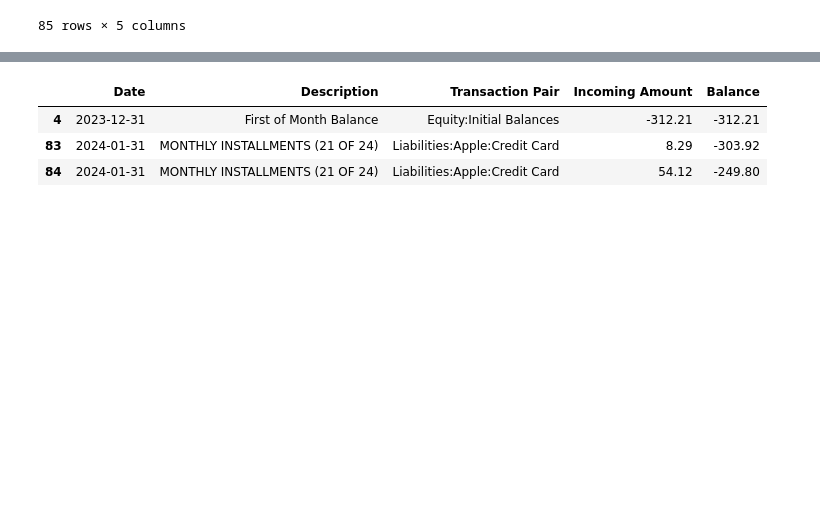
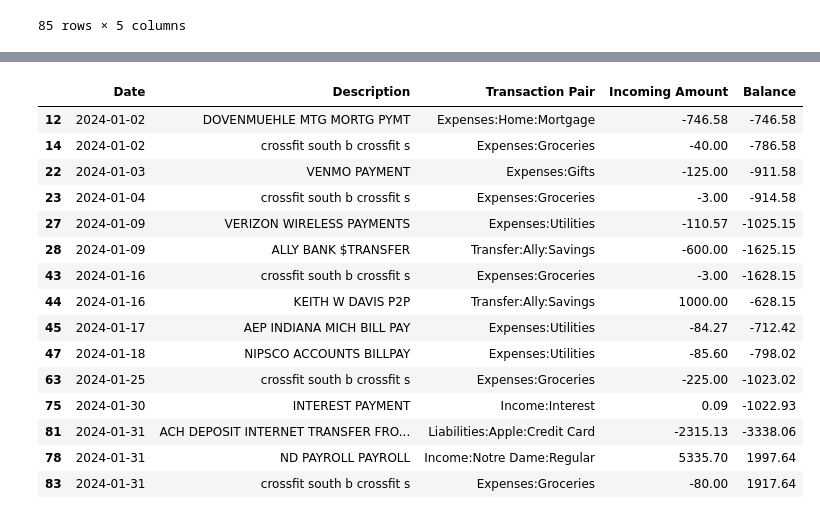
Before and after one commit to KeithDavis067/csvb, a Jupyter notebook: pd_rules.ipynb, the cells around one changed output, grey strips where cells are left out. Drawn from its saved outputs; the diff is of its cells as text; code cells hidden in the pictures; blank space fills up the shorter version.

```diff
--- a/pd_rules.ipynb
+++ b/pd_rules.ipynb
@@ -314,8 +314,9 @@ bal_decl = pd.read_csv(pathlib.Path(config["paths"]["bank"]) / "balances.csv",
 #bal_decl["From"] = ""
 #bal["Amount"] = bal["Amount"].apply(strip_currency).astype(float)
 #ndfcu = ally.rename(columns=dict(zip(ally.columns, [c.strip() for c in ally.columns])))
-bal_decl = bal_decl.sort_values("Date")
+#bal_decl = bal_decl.sort_values("Date")
+#bal_decl
+#jan_bal = bal_decl.loc[(bal_decl["Date"] >= pd.Timestamp(2023, 12, 31)) &
+#                       (bal_decl["Date"] <= pd.Timestamp(2024, 1, 1))
+#trans = pd.concat([trans, bal_decl])
 bal_decl
-jan_bal = bal_decl.loc[(bal_decl["Date"] >= pd.Timestamp(2023, 12, 31)) &
-                       (bal_decl["Date"] <= pd.Timestamp(2024, 1, 1))
-]
@@ -336,4 +340,0 @@ jan_init
-# %%
-trans = pd.concat([trans, jan_init]).reset_index(drop=True)
-# %%
-trans = trans.sort_values("Date").reset_index(drop=True)
@@ -356,3 +340,0 @@ trans
-# %%
-# TODO: Make this look for init balance for each "real" account and cut off all transactions to / from that account before that date.
-trans = trans[trans["Date"] >= pd.Timestamp(2023, 12, 31)]
@@ -384,6 +350,7 @@ def create_ledgers(trans):
     # TODO: Add an option of a start of / end of period dates. Automatically calculate balance at
     # beginning of period.
     # TODO: Add processing of balance assertions to allow checks and reconciliation.
+
     fl = trans.groupby("From")
     tl = trans.groupby("To")
     ledgers = {}
@@ -395,42 +362,70 @@ def create_ledgers(trans):
             ledgers[acct] = df
         # If account is not in From group, skip.
         except KeyError:
             pass
 
         # To accounts.
 
         try:
             df = pd.DataFrame(trans.loc[tl.groups[acct], ["Date", "Description", "From"]]).rename(columns={"From": "Transaction Pair"})
             df["Incoming Amount"] = trans.loc[tl.groups[acct], "Amount"]
             try:
                 ledgers[acct] = pd.concat([ledgers[acct], df])
             # If account was not also in From accounts list, don't concat.
             except KeyError:
                 ledgers[acct] = df
         # If account is not in list To accounts, skip.
         except KeyError:
             pass
 
         # Sort and apply cumulative sum.
         ledgers[acct] = ledgers[acct].sort_values("Date")
         ledgers[acct]["Balance"] = ledgers[acct]["Incoming Amount"].cumsum()
 
     return ledgers
 
-def final_balances(trans=None, ledgers=None):
-    if ledgers is None:
+def clean_ledgers(ledgers):
+    """Remove transactions occurring before the last transaction with all accounts assigned.
+    Intended to catch incomplete data and return a useful ledger set on a per account basis.
+    """
+    clean = {}
+    for acct in ledgers:
         try:
-            ledgers = create_ledgers(trans)
-        except TypeError as e:
-            raise TypeError("Transactions or dict of ledgers must be
+            clean[acct] = ledgers[acct].loc[[ledgers[acct]["From"] == ""]:,:]
+        except KeyError:
+            clean[acct] = ledgers[acct]
+
+    return clean
+
+def init_balance(bal_decl, acct, first_date, leq=False):
+    #first_date = min(ledger["Date"])
+    if leq:
+        acct_balances = bal_decl.loc[(bal_decl["Account"] == acct) & (bal_decl["Date"] <= first_date)]
+    else:
+        acct_balances = bal_decl.loc[(bal_decl["Account"] == acct) & (bal_decl["Date"] < first_date)]
+    return acct_balances.sort_values("Date").iloc[-1]
+
 
 
 
 ledgers = create_ledgers(trans)
+cl = clean_ledgers(ledgers)
+init_balance(bal_decl, 'Assets:Ally:Savings', min(ledgers['Assets:Ally:Savings']["Date"]), leq=True)
+ledgers['Assets:1st Source:Checking']
+# %% [output]
+|  | Date | Description | Transaction Pair | Incoming Amount | Balance |
+| 12 | 2024-01-02 | DOVENMUEHLE MTG MORTG PYMT | Expenses:Home:Mortgage | -746.58 | -746.58 |
+| 14 | 2024-01-02 | crossfit south b crossfit s | Expenses:Groceries | -40.00 | -786.58 |
+| 22 | 2024-01-03 | VENMO PAYMENT | Expenses:Gifts | -125.00 | -911.58 |
+| 23 | 2024-01-04 | crossfit south b crossfit s | Expenses:Groceries | -3.00 | -914.58 |
+| 27 | 2024-01-09 | VERIZON WIRELESS PAYMENTS | Expenses:Utilities | -110.57 | -1025.15 |
+| 28 | 2024-01-09 | ALLY BANK $TRANSFER | Transfer:Ally:Savings | -600.00 | -1625.15 |
+| 43 | 2024-01-16 | crossfit south b crossfit s | Expenses:Groceries | -3.00 | -1628.15 |
+| 44 | 2024-01-16 | KEITH W DAVIS P2P | Transfer:Ally:Savings | 1000.00 | -628.15 |
+| 45 | 2024-01-17 | AEP INDIANA MICH BILL PAY | Expenses:Utilities | -84.27 | -712.42 |
+| 47 | 2024-01-18 | NIPSCO ACCOUNTS BILLPAY | Expenses:Utilities | -85.60 | -798.02 |
+| 63 | 2024-01-25 | crossfit south b crossfit s | Expenses:Groceries | -225.00 | -1023.02 |
+| 75 | 2024-01-30 | INTEREST PAYMENT | Income:Interest | 0.09 | -1022.93 |
+| 81 | 2024-01-31 | ACH DEPOSIT INTERNET TRANSFER FRO... | Liabilities:Apple:Credit Card | -2315.13 | -3338.06 |
+| 78 | 2024-01-31 | ND PAYROLL PAYROLL | Income:Notre Dame:Regular | 5335.70 | 1997.64 |
+| 83 | 2024-01-31 | crossfit south b crossfit s | Expenses:Groceries | -80.00 | 1917.64 |
-# %%
-ledgers['Liabilities:Apple:Installments']
-# %% [output]
-|  | Date | Description | Transaction Pair | Incoming Amount | Balance |
-| 4 | 2023-12-31 | First of Month Balance | Equity:Initial Balances | -312.21 | -312.21 |
-| 83 | 2024-01-31 | MONTHLY INSTALLMENTS (21 OF 24) | Liabilities:Apple:Credit Card | 8.29 | -303.92 |
-| 84 | 2024-01-31 | MONTHLY INSTALLMENTS (21 OF 24) | Liabilities:Apple:Credit Card | 54.12 | -249.80 |
```
Also changed, not shown: parts of 7 cells of this notebook.
